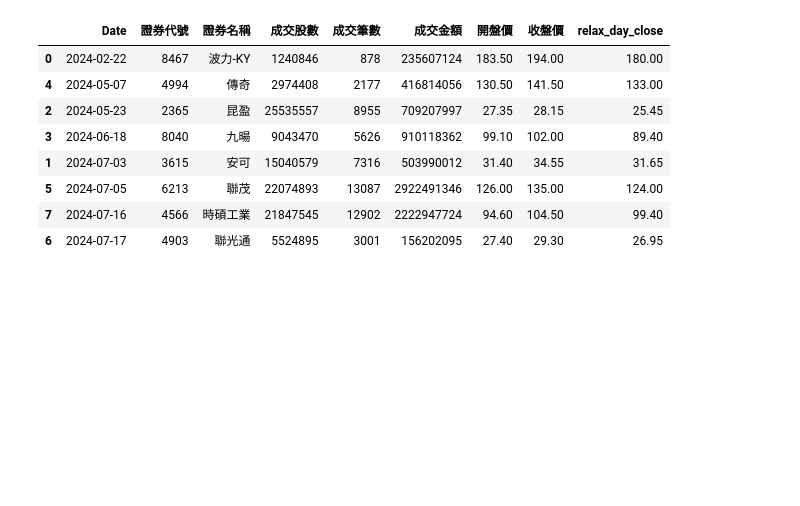
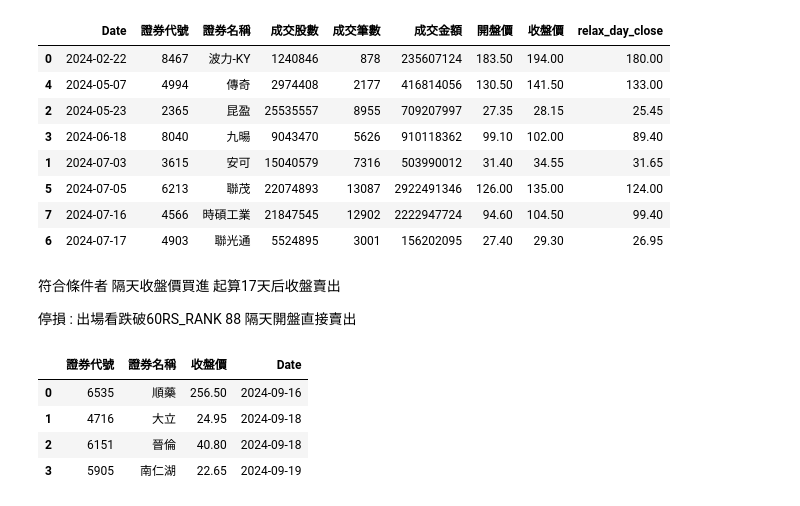
Before and after one commit to mulderfang/stock, a Jupyter notebook: 每日更新數據/資料寫入mysql及策略1和3.ipynb, the cells around one changed output. Saved outputs shown, nothing was run; the diff lists cells and outputs as text; code cells hidden in the pictures; blank space fills up the shorter version.

Commit message:
新增daily dashboard data

```diff
--- a/每日更新數據/資料寫入mysql及策略1和3.ipynb
+++ b/每日更新數據/資料寫入mysql及策略1和3.ipynb
@@ -139,7 +139,7 @@ stock_df_raw_pre = pd.read_sql(query_stock, engine)
 today = datetime.now().date()
 today_str = today.strftime('%Y-%m-%d')
 # 如果不是當天 要另外手動
-today_str = '2024-09-16'
+# today_str = '2024-09-24'
 # %%
 import numpy as np
 stock_df_raw_pre['Date'] = pd.to_datetime(stock_df_raw_pre['Date'])
@@ -902,3 +902,58 @@ collected_data2.sort_values(by='Date')
 | 5 | 2024-07-05 | 6213 | 聯茂 | 22074893 | 13087 | 2922491346 | 126.00 | 135.00 | 124.00 |
 | 7 | 2024-07-16 | 4566 | 時碩工業 | 21847545 | 12902 | 2222947724 | 94.60 | 104.50 | 99.40 |
 | 6 | 2024-07-17 | 4903 | 聯光通 | 5524895 | 3001 | 156202095 | 27.40 | 29.30 | 26.95 |
+# %% [markdown]
+符合條件者
+隔天收盤價買進
+起算17天后收盤賣出
+
+停損 : 出場看跌破60RS_RANK 88 隔天開盤直接賣出
+# %%
+run_day = datetime.now().date()
+month_ago = run_day - timedelta(days=10)
+
+# 格式化日期
+run_day = run_day.strftime('%Y-%m-%d')
+month_ago = month_ago.strftime('%Y-%m-%d')
+# 短波強勢股
+stock_date_list = stock_df_raw[(stock_df_raw['Date']>=month_ago ) & (stock_df_raw['Date']<= run_day) & (stock_df_raw['證券代號'] == '2330') ]['Date']
+collected_data = pd.DataFrame(columns=['證券代號','證券名稱', '收盤價', 'Date'])
+
+for day in stock_date_list:
+
+        stock_df_today = stock_df_raw[(stock_df_raw['Date'] == day) &  (stock_df_raw['20RS_rank'] > 58) & (stock_df_raw['60RS_rank'] > 90) & (stock_df_raw['240RS_rank'] > 90) & (stock_df_raw['收盤價'] > stock_df_raw['10MA'] )].copy()
+        stock_id_list = stock_df_today['證券代號'].tolist()
+
+        for stock_id in stock_id_list:
+
+                # 有day 跟 stock_id
+                stock_his = stock_df_raw[(stock_df_raw['Date'] < day) & (stock_df_raw['證券代號'] == stock_id )]
+                # 過去
+
+                rs20_rank_his = stock_his['20RS_rank'].iloc[-1]
+
+                today_close = stock_df_raw[(stock_df_raw['Date'] == day) & (stock_df_raw['證券代號'] == stock_id )]['收盤價'].iloc[0]
+                stock_name = stock_df_raw[(stock_df_raw['Date'] == day) & (stock_df_raw['證券代號'] == stock_id )]['證券名稱'].iloc[0]
+                stock_volume = stock_df_raw[(stock_df_raw['Date'] == day) & (stock_df_raw['證券代號'] == stock_id )]['成交筆數'].iloc[0]
+
+                if( (rs20_rank_his < 15) & (stock_volume > 1000)):
+
+                        result_df = pd.DataFrame({
+                                '證券代號': [ stock_id],
+                                '證券名稱': [stock_name],
+                                '收盤價': [today_close],
+                                'Date': [day]
+                                })
+                        # 删除全为NA的列，避免可能出现的警告
+                        result_df.dropna(axis=1, how='all', inplace=True)
+
+                        if not result_df.empty:
+                                collected_data = pd.concat([collected_data, result_df], ignore_index=True)
+
+collected_data
+# %% [output]
+|  | 證券代號 | 證券名稱 | 收盤價 | Date |
+| 0 | 6535 | 順藥 | 256.50 | 2024-09-16 |
+| 1 | 4716 | 大立 | 24.95 | 2024-09-18 |
+| 2 | 6151 | 晉倫 | 40.80 | 2024-09-18 |
+| 3 | 5905 | 南仁湖 | 22.65 | 2024-09-19 |
```
Also changed, not shown: parts of 1 cell of this notebook, 1 other file.
